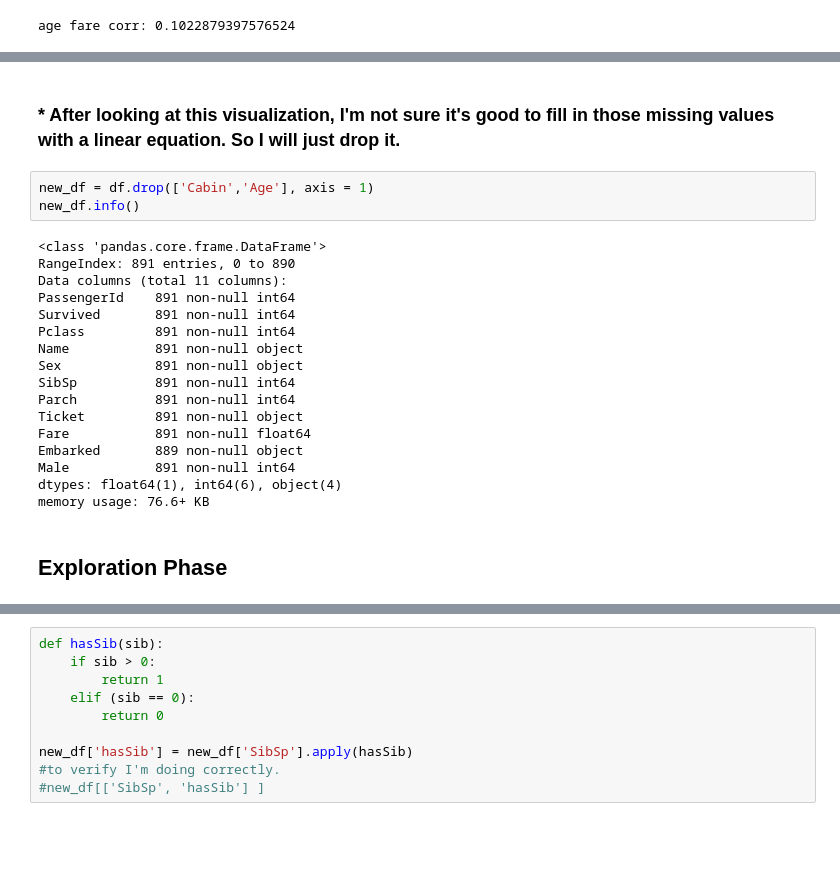
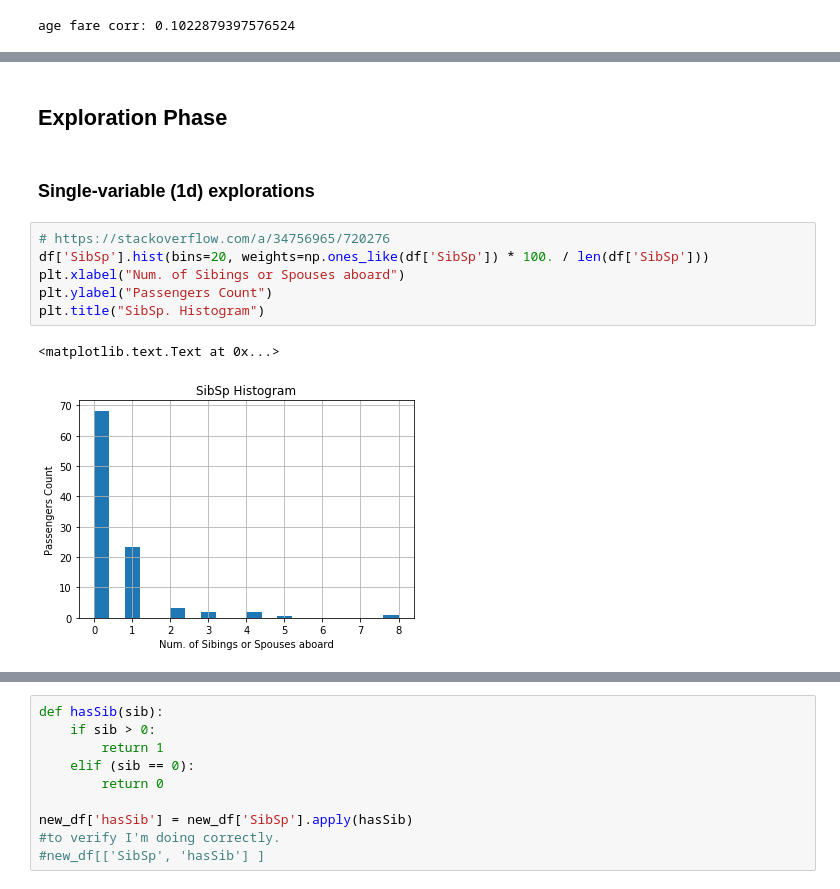
Before and after one commit to sunpochin/dand-p2-investigate-titanic-data, a Jupyter notebook: investigate-titanic-data.ipynb, the cells around one changed output, grey strips where cells are left out. Drawn from its saved outputs; the diff is of its cells as text; blank space fills up the shorter version.

```diff
--- a/investigate-titanic-data.ipynb
+++ b/investigate-titanic-data.ipynb
@@ -226,24 +224,13 @@ m =  0.0263707628788
-# %% [markdown]
-### * After looking at this visualization, I'm not sure it's good to fill in those missing values with a linear equation. So I will just drop it.
-# %%
-new_df = df.drop(['Cabin','Age'], axis = 1)
-new_df.info()
-# %% [output]
-<class 'pandas.core.frame.DataFrame'>
-RangeIndex: 891 entries, 0 to 890
-Data columns (total 11 columns):
-PassengerId    891 non-null int64
-Survived       891 non-null int64
-Pclass         891 non-null int64
-Name           891 non-null object
-Sex            891 non-null object
-SibSp          891 non-null int64
-Parch          891 non-null int64
-Ticket         891 non-null object
-Fare           891 non-null float64
-Embarked       889 non-null object
-Male           891 non-null int64
-dtypes: float64(1), int64(6), object(4)
-memory usage: 76.6+ KB
 # %% [markdown]
 ## Exploration Phase
+# %% [markdown]
+### Single-variable (1d) explorations
+# %%
+# https://stackoverflow.com/a/34756965/720276
+df['SibSp'].hist(bins=20, weights=np.ones_like(df['SibSp']) * 100. / len(df['SibSp']))
+plt.xlabel("Num. of Sibings or Spouses aboard")
+plt.ylabel("Passengers Count")
+plt.title("SibSp. Histogram")
+# %% [output]
+<matplotlib.text.Text at 0x...>
+[figure, added]
```
Also changed, not shown: parts of 39 cells of this notebook.
